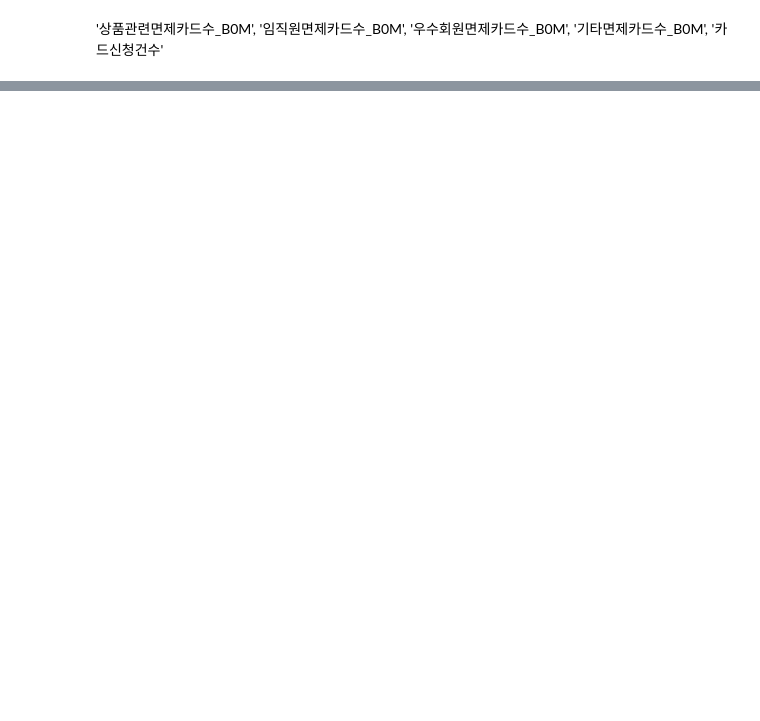
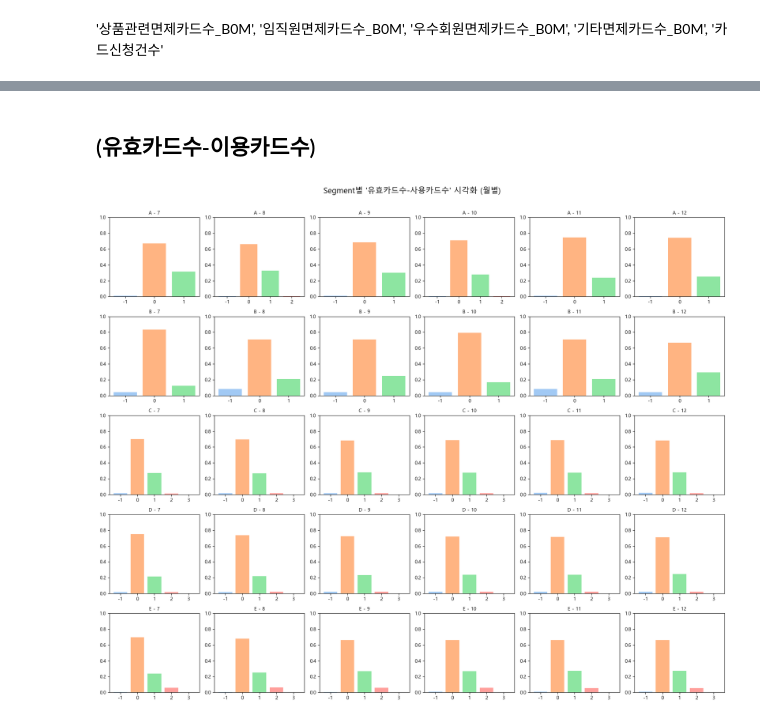
Before and after one commit to howsrio/credit_segment, a Jupyter notebook: eda/1.회원정보/유효카드수,이용가능카드수,이용카드수.ipynb, the cells around one changed output, grey strips where cells are left out. Saved outputs shown, nothing was run; the diff lists cells and outputs as text; code cells hidden in the pictures; blank space fills up the shorter version.

```diff
--- a/eda/1.회원정보/유효카드수,이용가능카드수.ipynb
+++ b/eda/1.회원정보/유효카드수,이용가능카드수,이용카드수.ipynb
@@ -227,0 +262,14 @@ plot_segment_grid(dfs = customers,
+# %% [markdown]
+## (유효카드수-이용카드수)
+# %%
+for idx in range(6):
+    customers[idx]["유효카드수-사용카드수"] = customers[idx]["유효카드수_신용"] - customers[idx]["이용카드수_신용"]
+# %%
+plot_segment_grid(dfs = customers,
+                  col = "유효카드수-사용카드수",
+                  months = [7, 8, 9, 10, 11, 12],
+                  segment_col = "Segment",
+                  subfigsize = (3, 3),
+                  categorical_plot_type="bar")
+# %% [output]
+[figure, added]
```
Also changed, not shown: parts of 4 cells of this notebook, 2 other files.
